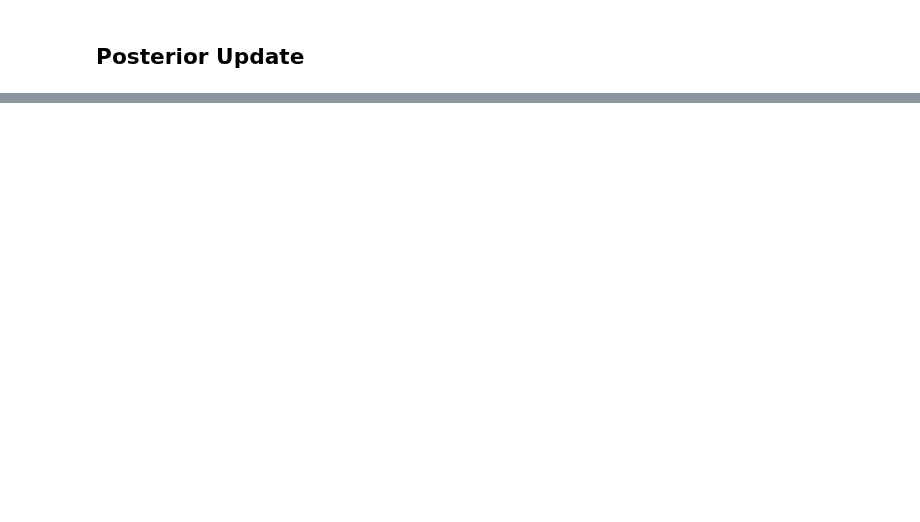
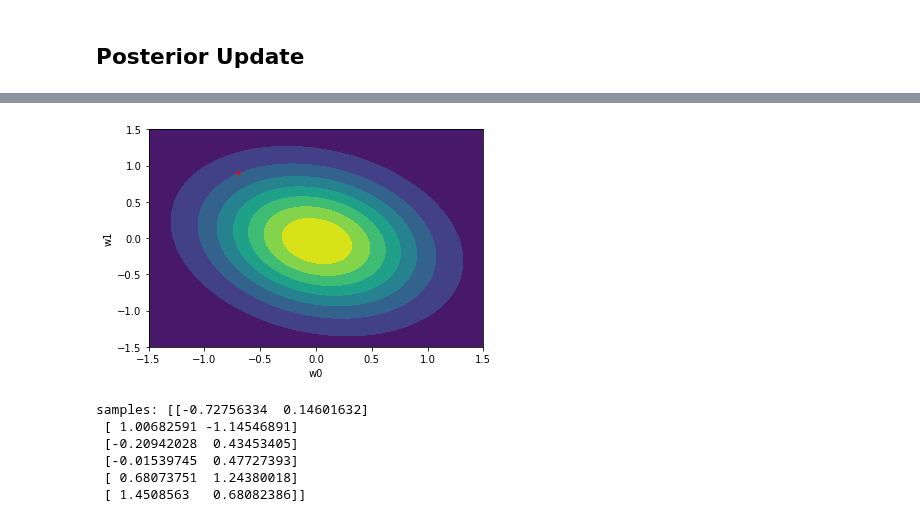
Before and after one commit to graterollin/PRML, a Jupyter notebook: hw3/HW3_Q2.ipynb, the cells around one changed output, grey strips where cells are left out. Saved outputs shown, nothing was run; the diff lists cells and outputs as text; code cells hidden in the pictures; blank space fills up the shorter version.

```diff
--- a/hw3/HW3_Q2.ipynb
+++ b/hw3/HW3_Q2.ipynb
@@ -183,0 +240,73 @@ likelihood: <scipy.stats._multivariate.multivariate_normal_frozen object at 0x..
+# %%
+#Sn = np.linalg.inv(np.linalg.inv(s0) + (1/variance)*(np.matmul(np.transpose(phi), phi)))
+#Mn = np.matmul(Sn, (np.matmul(np.linalg.inv(s0), m0) + (1/variance)*np.matmul(np.transpose(phi), targets)))
+a = 1/2
+m0 = np.transpose(np.zeros(2))
+print("Shape of m0:", m0.shape)
+print("m0", m0)
+
+s0 = a*np.identity(2)
+print("Shape of s0:", s0.shape)
+print("s0", s0)
+print(data_points)
+
+# Pass in data: (x,t) and the mean and variance of the prior
+def update_posterior(data_points, targets, m0, s0):
+    # Iterate through every point
+    for i in range(N):
+
+        # find phi of the data point we are looking at:
+        phi_x = np.array([0, data_points[i]])
+
+        print("Current phi_x", phi_x)
+        print("current target:", targets[i])
+
+        # Find the posterior covariance and the mean with the help of likelihood and prior information
+        posterior_covariance = np.linalg.inv(np.linalg.inv(s0) + (1/variance)*np.matmul(np.transpose(phi_x), phi_x))
+        posterior_mean = np.matmul(posterior_covariance, (np.matmul(np.linalg.inv(s0), m0) + (1/variance)*np.multiply(np.transpose(phi_x), targets[i])))
+
+        print("New Posterior_mean:", posterior_mean)
+        print("New Posterior_variance:", posterior_covariance)
+
+        # Update the posterior to become the new prior
+        s0 = posterior_covariance
+        m0 = posterior_mean
+
+        # Plot the contour after seeing 1, 5, 100, 500, and 1000 data points
+        if (i == 0 or i == 1 or i == 2 or i == 999):
+            print(f"We have seen {i+1} data point(s)")
+            print("Data point we used:", data_points[i])
+            posterior = multivariate_normal(mean=m0, cov=s0)
+            Z = posterior.pdf(pos)
+
+            plt.xlabel("w0")
+            plt.ylabel("w1")
+            plt.plot(w0, w1, 'r+')
+            plt.contourf(X, Y, Z)
+            plt.show()
+
+            samples_list = (np.random.multivariate_normal(posterior_mean, posterior_covariance, size=6))
+
+            #for i in range(6):
+            #    samples = posterior.rvs()
+            #    samples_list.append(samples)
+
+            print("samples:", samples_list)
+
+            for s in samples_list:
+                line = s[0] + s[1]*data_points
+                plt.plot(data_points, line, 'red')
+
+            plt.show()
+
+            plt.xlabel("w0")
+            plt.ylabel("w1")
+            plt.plot(w0, w1, 'r+')
+            for s in samples_list:
+                plt.plot(s[0], s[1], 'y+')
+            plt.contourf(X, Y, Z)
+            plt.show()
+
+
+update_posterior(data_points, targets, m0, s0)
+# %% [output]
@@ -183,0 +330,7 @@ likelihood: <scipy.stats._multivariate.multivariate_normal_frozen object at 0x..
+[figure, added]
+samples: [[-0.72756334  0.14601632]
+ [ 1.00682591 -1.14546891]
+ [-0.20942028  0.43453405]
+ [-0.01539745  0.47727393]
+ [ 0.68073751  1.24380018]
+ [ 1.4508563   0.68082386]]
```
Also changed, not shown: parts of 8 cells of this notebook.
